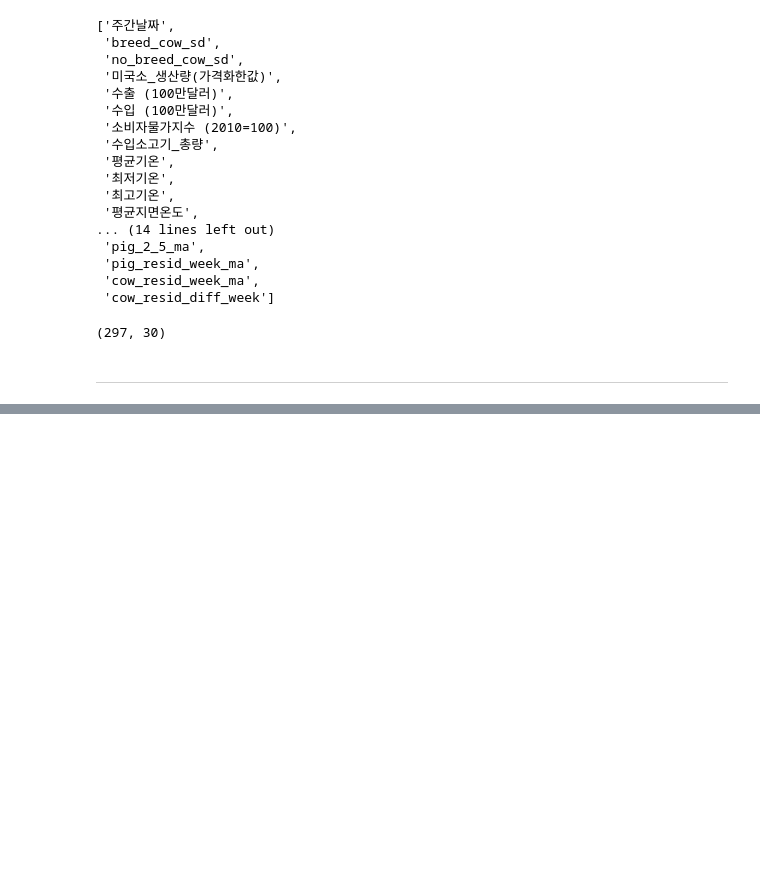
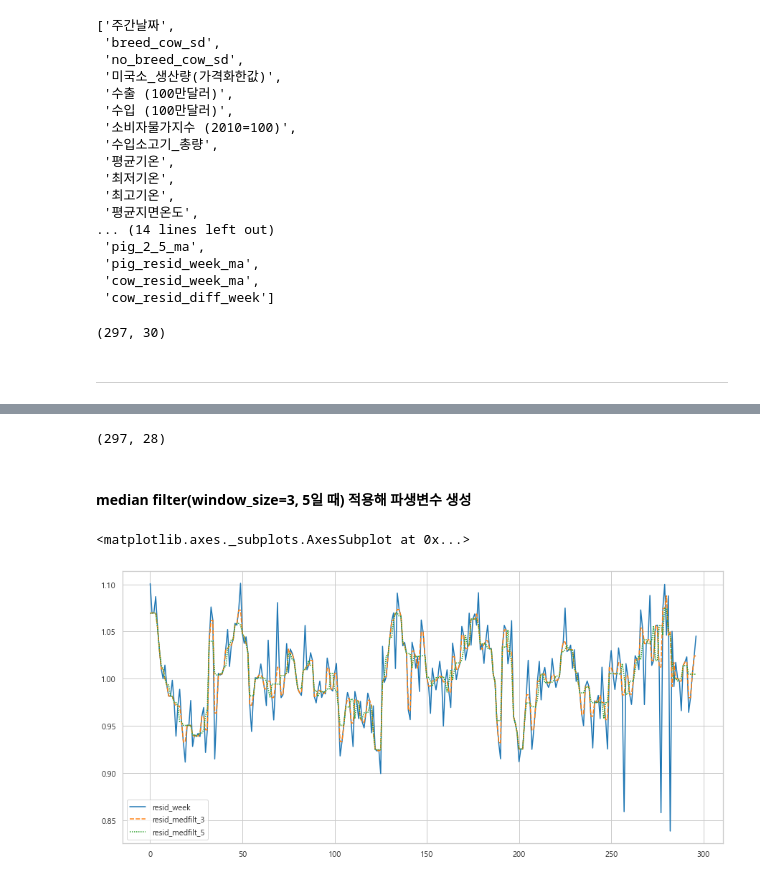
Before and after one commit to DSC-SCH/livestock-solution-project, a Jupyter notebook: FeatureEngineering/02. 파생변수 생성.ipynb, the cells around one changed output, grey strips where cells are left out. Saved outputs shown, nothing was run; the diff lists cells and outputs as text; code cells hidden in the pictures; blank space fills up the shorter version.

Commit message:
medfilt, hampel 파생변수 추가

```diff
--- a/FeatureEngineering/02. 파생변수 생성.ipynb
+++ b/FeatureEngineering/02. 파생변수 생성.ipynb
@@ -798,0 +806,31 @@ data_week.to_pickle('data_week.pkl')
+# %%
+import pandas as pd
+import numpy as np
+import matplotlib.pyplot as plt
+import seaborn as sns
+sns.set(style='whitegrid',
+       font='Malgun Gothic',
+       rc={'axes.unicode_minus':False})
+# %%
+import pickle
+fold_dir = 'C:/Users/joyh1/Desktop/DSC/DSC_음메/cow_data/final_data/'
+data_week = pd.read_pickle(fold_dir+'data_week.pkl')
+
+print(data_week.shape)
+# %% [output]
+(297, 28)
+# %% [markdown]
+#### median filter(window_size=3, 5일 때) 적용해 파생변수 생성
+# %%
+from scipy.signal import medfilt
+data_week['resid_medfilt_3'] = medfilt(data_week['resid_week'], kernel_size=3)
+data_week['resid_medfilt_5'] = medfilt(data_week['resid_week'], kernel_size=5)
+
+# median_filter 시각화
+df = data_week[['resid_week','resid_medfilt_3','resid_medfilt_5']]
+
+plt.figure(figsize=(15,7))
+sns.lineplot(data=df, palette='tab10')
+# %% [output]
+<matplotlib.axes._subplots.AxesSubplot at 0x...>
+[figure, added]
```
Also changed, not shown: parts of 7 cells of this notebook, 1 other file.
